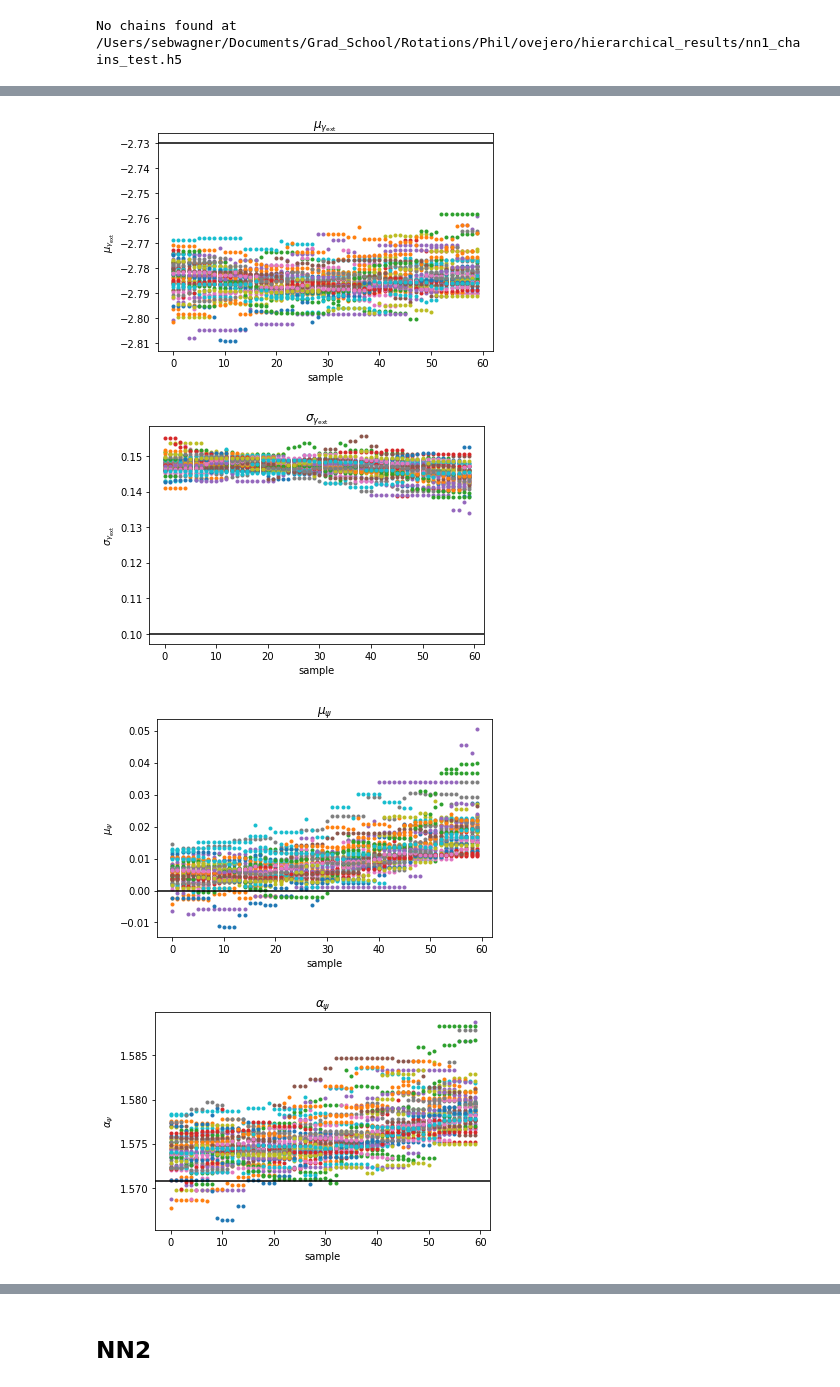
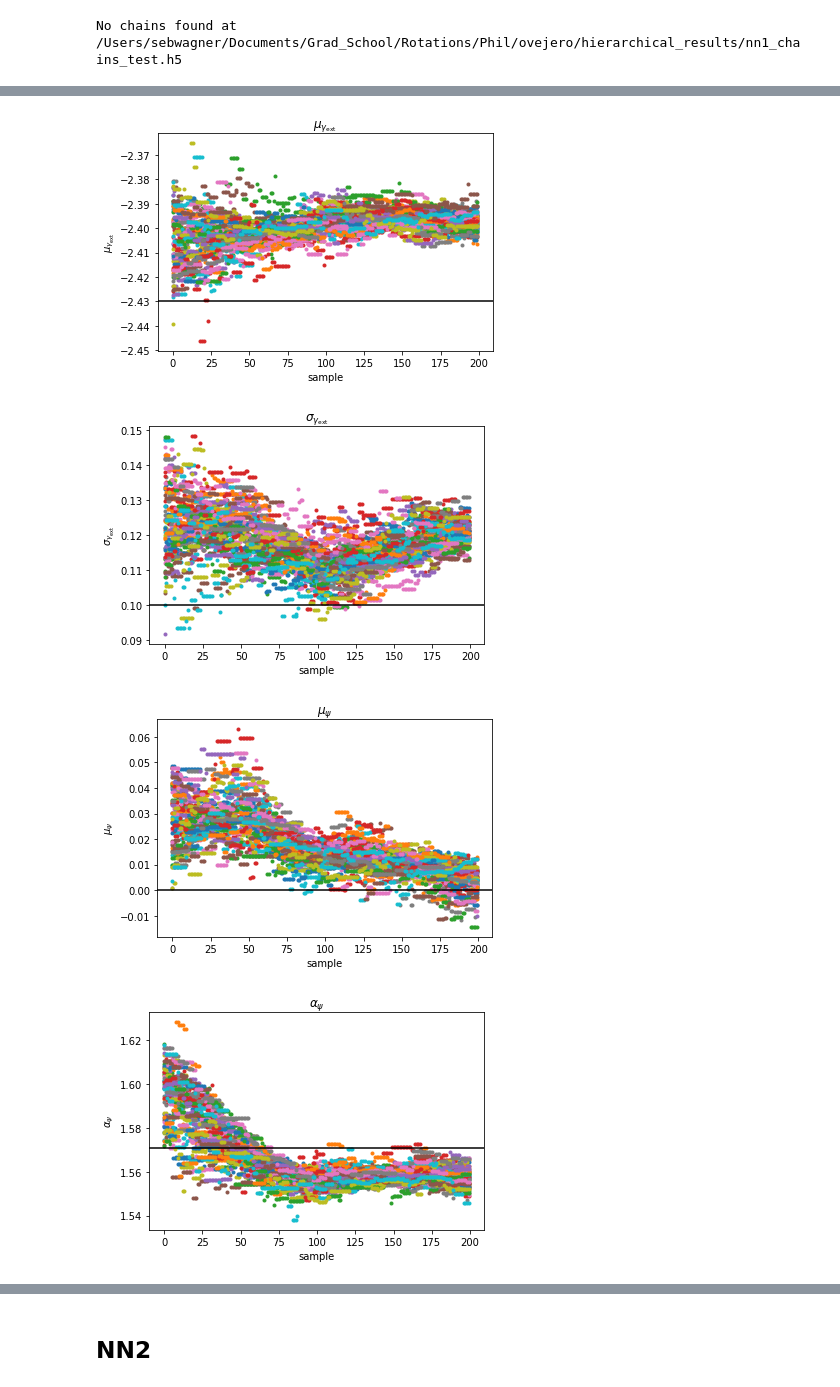
Before and after one commit to swagnercarena/ovejero, a Jupyter notebook: models/Hierarchical_Inference.ipynb, the cells around one changed output, grey strips where cells are left out. Cells and saved outputs as stored; diff of their text form; code cells hidden in the pictures.

```diff
--- a/models/Hierarchical_Inference.ipynb
+++ b/models/Hierarchical_Inference.ipynb
@@ -27,9 +27,9 @@ config_path = root_path + 'configs/nn1.json'
 
 # We also need the path to the baobab configs for the interim and target omega
 interim_baobab_omega_path = root_path + 'configs/baobab_configs/train_diagonal.py'
-target_baobab_omega_path = root_path + 'configs/baobab_configs/cent_narrow_cfg_prior.py'
+target_baobab_omega_path = root_path + 'configs/baobab_configs/cent_narrow_shifted_cfg_prior.py'
 
-test_dataset_path = '/Users/sebwagner/Documents/Grad_School/Rotations/Phil/ovejero/datasets/cent_narrow/'
+test_dataset_path = '/Users/sebwagner/Documents/Grad_School/Rotations/Phil/ovejero/datasets/cent_narrow_shifted/'
 test_dataset_rf_record_path = test_dataset_path + 'tf_record'
 
 # Check that the config has what you need
@@ -52,8 +52,8 @@ hier_infer = hierarchical_inference.HierarchicalClass(cfg,interim_baobab_omega_p
 # Now we just have to ask the InferenceClass to spin up some samples from our BNN. The more samples, the more
 # accurate our plots and metrics will be. The right value to use unfortunately requires a bit of trial and error.
 # 100 is a good starting point though.
-num_samples = 1000
-save_path_samples = '/Users/sebwagner/Documents/Grad_School/Rotations/Phil/ovejero/hierarchical_results/nn1_samps/'
+num_samples = 10
+save_path_samples = '/Users/sebwagner/Documents/Grad_School/Rotations/Phil/ovejero/hierarchical_results/test_samps/'
 hier_infer.gen_samples(num_samples,save_path_samples)
 # %% [output]
 Is model built: True
@@ -70,7 +70,7 @@ hier_infer.initialize_sampler(n_walkers,save_path_chains,pool=pool)
 No chains found at /Users/sebwagner/Documents/Grad_School/Rotations/Phil/ovejero/hierarchical_results/nn1_chains_test.h5
 # %%
 # %%prun -s cumulative
-n_samps = 150
+n_samps = 200
 hier_infer.run_sampler(n_samps)
 # %% [output]
 [interactive output not drawn]
@@ -106,9 +100,9 @@ hier_infer.plot_chains(burnin=None,hyperparam_plot_names=hyperparam_plot_names)
 ... (5 outputs left out)
 # %%
-burnin = 100
+burnin = 0
 hier_infer.plot_chains(burnin=burnin,hyperparam_plot_names=hyperparam_plot_names)
 # %% [output]
-[figure, old version]
+[figure, new version]
-[figure, old version]
+[figure, new version]
-[figure, old version]
+[figure, new version]
-[figure, old version]
+[figure, new version]
```
Also changed, not shown: parts of 6 cells of this notebook, 2 other files.
